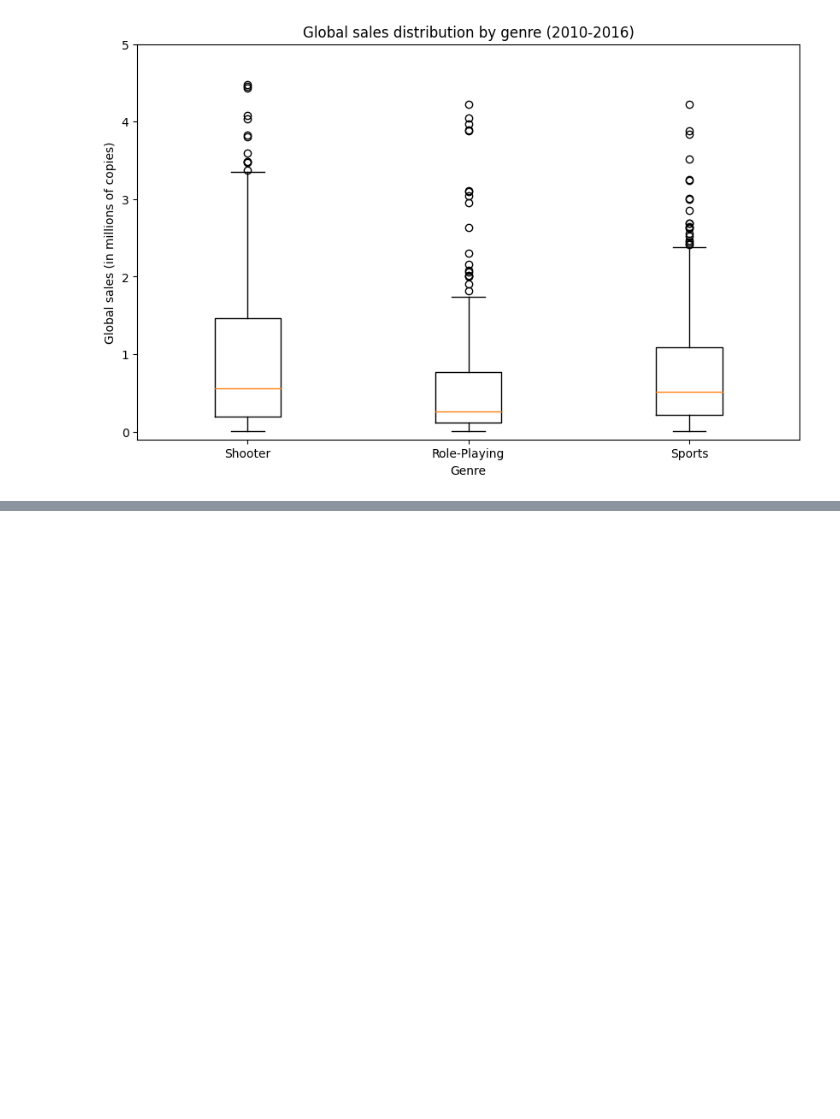
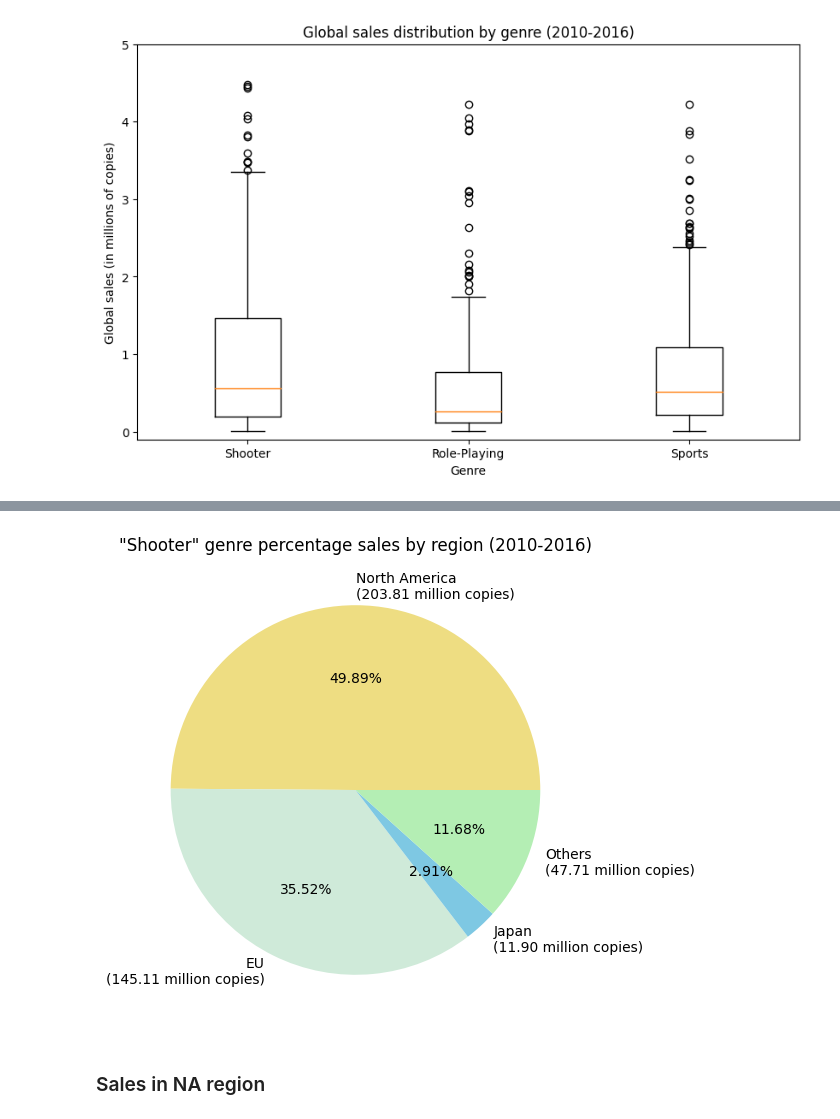
Before and after one commit to hansstanley/YongTauFoo, a Jupyter notebook: notebooks/sales_rush_kirubi.ipynb, the cells around one changed output, grey strips where cells are left out. Saved outputs shown, nothing was run; the diff lists cells and outputs as text; code cells hidden in the pictures; blank space fills up the shorter version.

```diff
--- a/notebooks/sales_rush_kirubi.ipynb
+++ b/notebooks/sales_rush_kirubi.ipynb
@@ -163,0 +202,15 @@ plt.show()
+# %%
+def label_format(labels):
+    return [f'{label}\n({"{:.2f}".format(sales)} million copies)' for label, sales in zip(labels, data_shooter_sales_total_by_region)]
+# %%
+plt.figure(figsize=figure_size)
+plt.pie(data_shooter_sales_total_by_region,
+        labels=label_format(['North America', 'EU', 'Japan', 'Others']),
+        colors=['#eedd82', '#cfead9', '#7EC8E3','#b4eeb4'],
+        autopct='%.2f%%')
+plt.title(f'"Shooter" genre percentage sales by region ({year_range})')
+plt.show()
+# %% [output]
+[figure, added]
+# %% [markdown]
+### Sales in NA region
```
Also changed, not shown: parts of 7 cells of this notebook, 2 other files.
